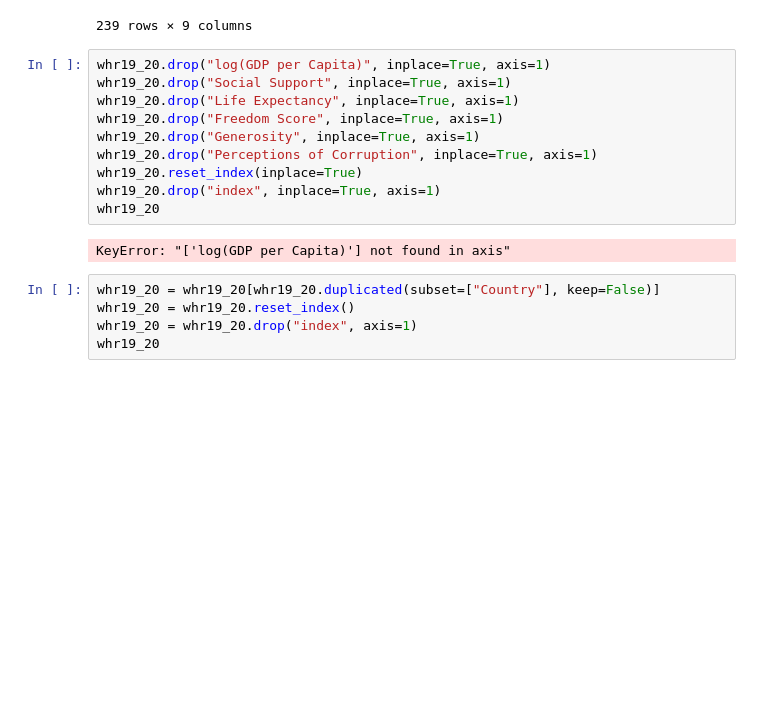
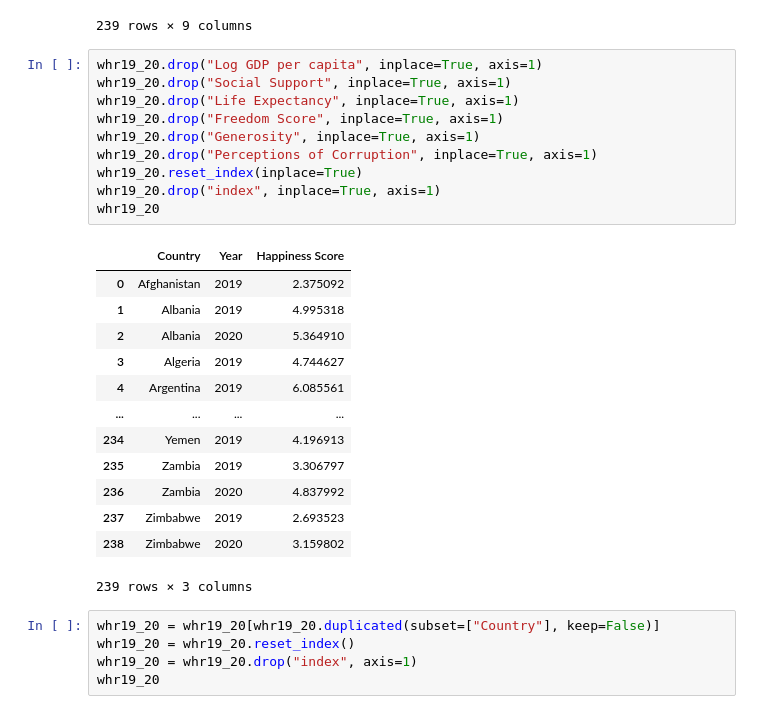
Before and after one commit to wjpang/World-Happiness-Dashboard, a Jupyter notebook: data_cleanup.ipynb, the cells around one changed output. Cells and saved outputs as stored; diff of their text form; blank space fills up the shorter version.

Commit message:
Fixed error in data processing
At this point I'm not sure if I'm ever going to be done with the data processing...

```diff
--- a/data_cleanup.ipynb
+++ b/data_cleanup.ipynb
@@ -130,17 +130,29 @@ whr19_20
 | 1948 | Zimbabwe | 2020 | 3.159802 | 7.828757 | 0.717243 | 56.799999 | 0.643303 | ... |
 239 rows × 9 columns
 # %%
-whr19_20.drop("log(GDP per Capita)", inplace=True, axis=1)
+whr19_20.drop("Log GDP per capita", inplace=True, axis=1)
 whr19_20.drop("Social Support", inplace=True, axis=1)
 whr19_20.drop("Life Expectancy", inplace=True, axis=1)
 whr19_20.drop("Freedom Score", inplace=True, axis=1)
 whr19_20.drop("Generosity", inplace=True, axis=1)
 whr19_20.drop("Perceptions of Corruption", inplace=True, axis=1)
 whr19_20.reset_index(inplace=True)
 whr19_20.drop("index", inplace=True, axis=1)
 whr19_20
 # %% [output]
+|  | Country | Year | Happiness Score |
+| 0 | Afghanistan | 2019 | 2.375092 |
+| 1 | Albania | 2019 | 4.995318 |
+| 2 | Albania | 2020 | 5.364910 |
+| 3 | Algeria | 2019 | 4.744627 |
+| 4 | Argentina | 2019 | 6.085561 |
+| ... | ... | ... | ... |
+| 234 | Yemen | 2019 | 4.196913 |
+| 235 | Zambia | 2019 | 3.306797 |
+| 236 | Zambia | 2020 | 4.837992 |
+| 237 | Zimbabwe | 2019 | 2.693523 |
+| 238 | Zimbabwe | 2020 | 3.159802 |
-KeyError: "['log(GDP per Capita)'] not found in axis"
+239 rows × 3 columns
 # %%
 whr19_20 = whr19_20[whr19_20.duplicated(subset=["Country"], keep=False)]
 whr19_20 = whr19_20.reset_index()
```
Also changed, not shown: parts of 4 cells of this notebook, 2 other files.
